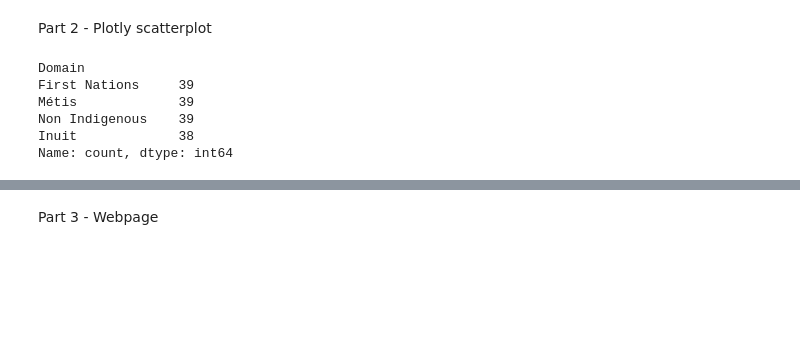
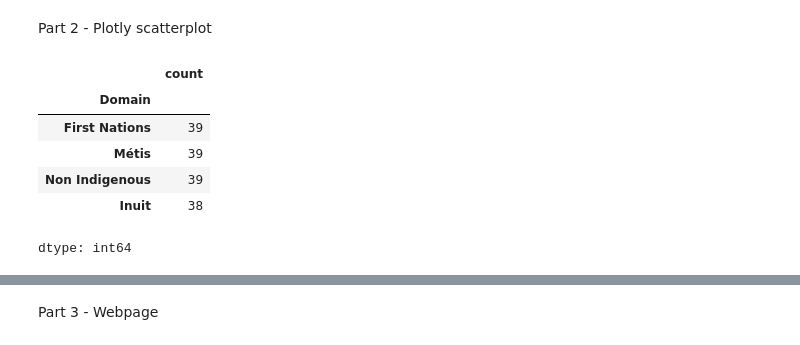
Before and after one commit to keyboard10/keyboard10.github.io, a Jupyter notebook: A7 Folium etc/SharedAssignment7.ipynb, the cells around one changed output, grey strips where cells are left out. Saved outputs shown, nothing was run; the diff lists cells and outputs as text; code cells hidden in the pictures; blank space fills up the shorter version.

```diff
--- a/A7 Folium etc/SharedAssignment7.ipynb
+++ b/A7 Folium etc/SharedAssignment7.ipynb
@@ -86,25 +86,26 @@ m
 # %% [markdown]
 Part 2 - Plotly scatterplot
 # %%
-survey = pd.read_csv('Canada Merge Data.csv')
+survey = pd.read_csv('/content/drive/MyDrive/Canada Merge Data.csv')
 
 survey = survey[survey['Domain'].notna()].copy()
 survey = survey[survey['Domain'].astype(str).str.strip() != ''].copy()
 survey = survey[survey['Domain'] != 'Missing'].copy()
 
 survey['Domain'] = survey['Domain'].replace({
     'NonIndigenous [reference]': 'Non Indigenous',
     'First Nations off reserve': 'First Nations'
 })
 
 survey['Domain'].value_counts()
 # %% [output]
+|  | count |
+| Domain |  |
+| First Nations | 39 |
+| Métis | 39 |
+| Non Indigenous | 39 |
+| Inuit | 38 |
-Domain
-First Nations     39
-Métis             39
-Non Indigenous    39
-Inuit             38
-Name: count, dtype: int64
+dtype: int64
 # %%
 fig = px.scatter(
     survey,
```
Also changed, not shown: parts of 4 cells of this notebook, 2 other files.
